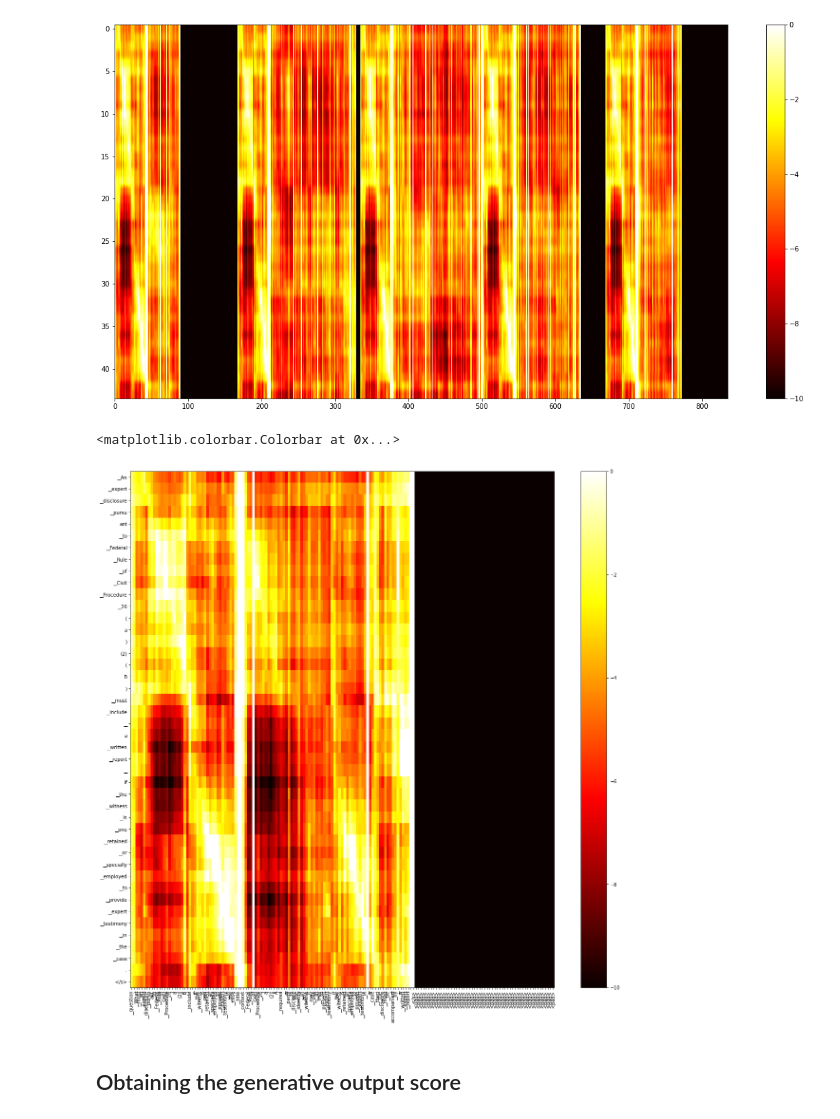
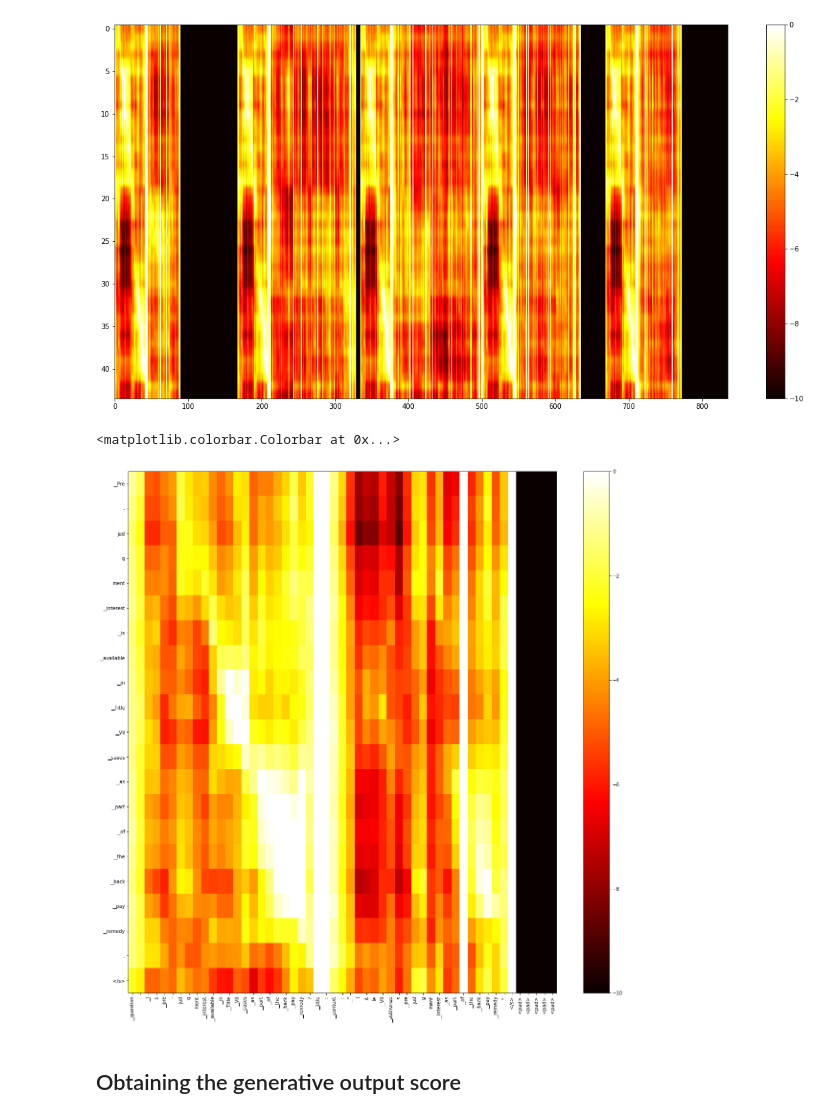
Before and after one commit to casetext/FiD, a Jupyter notebook: notebooks/FiD_confidence_thresholding.ipynb, the cells around one changed output. Cells and saved outputs as stored; diff of their text form; code cells hidden in the pictures.

```diff
--- a/notebooks/FiD_confidence_thresholding.ipynb
+++ b/notebooks/FiD_confidence_thresholding.ipynb
@@ -129,10 +123,10 @@ model = model.to('cuda')
 # %%
 cherry_picked_example = 24
 # %%
-for i, batch in enumerate(dataloader_oc):
+for i, batch in enumerate(dataloader_dev):
     (idx, labels, _, context_ids, context_mask) = batch
 
-    if i == 1:
+    if i == cherry_picked_example:
 
         print(idx)
         print(context_ids.shape)
@@ -179,7 +173,6 @@ for i, batch in enumerate(dataloader_oc):
         print("log_prob")
         print(log_prob)
 
-
         print("")
         print("")
         print("ground truth answer:")
@@ -473,28 +481,28 @@ fig.colorbar(im)
 # %%
 # FIRST PASSAGE RELEVANT
 passage_len = context_mask.shape[2]
-start = 0
-end = 1
+start = 1
+end = 2
 
 
 decoded_passage_tokens = tokenizer.convert_ids_to_tokens(context_ids_reshaped[0][(start*passage_len):(end*passage_len)])
 decoded_labels = tokenizer.convert_ids_to_tokens(labels[0])
 
 fig = plt.figure(figsize=(20, 20), facecolor="white")
 ax = fig.add_subplot(111)
 passage_1_sector = avg_attn_matrix[:, (start*passage_len):(end*passage_len)]
 im = ax.imshow(passage_1_sector, cmap=plt.get_cmap('hot'), aspect='auto', vmin=-10, vmax=0)
 
 ax.set_xticks(range(passage_len), rotation=90)
 ax.set_xticklabels(decoded_passage_tokens, rotation=90)
 
 ax.set_yticks(range(len(labels[0])), rotation=90)
 ax.set_yticklabels(decoded_labels)
 
 fig.colorbar(im)
 # %% [output]
 <matplotlib.colorbar.Colorbar at 0x...>
-[figure, old version]
+[figure, new version]
 # %% [markdown]
 ## Obtaining the generative output score
 # %%
```
Also changed, not shown: parts of 15 cells of this notebook.
